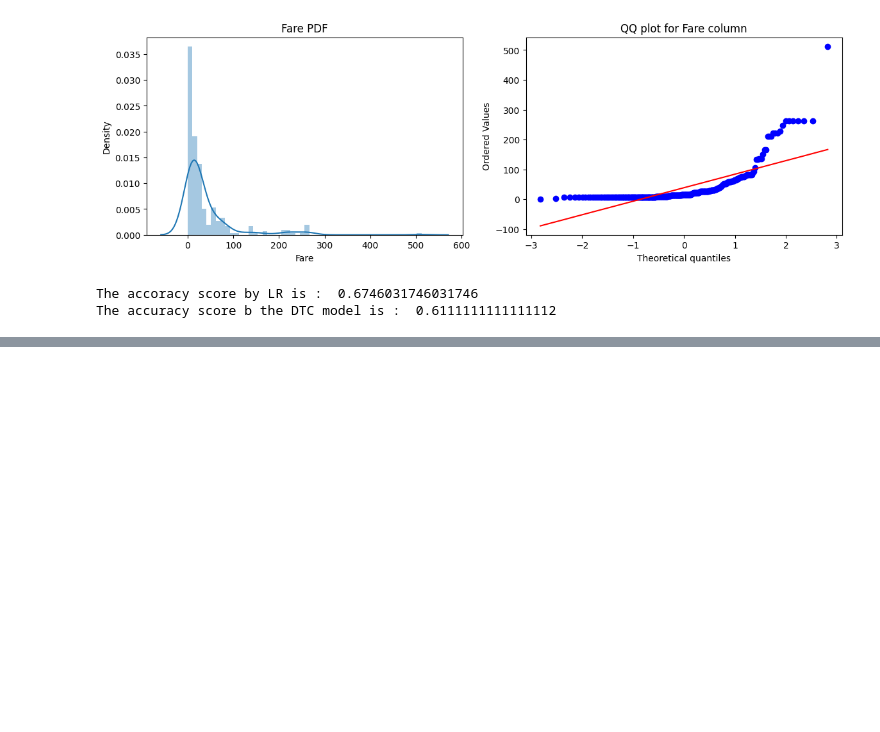
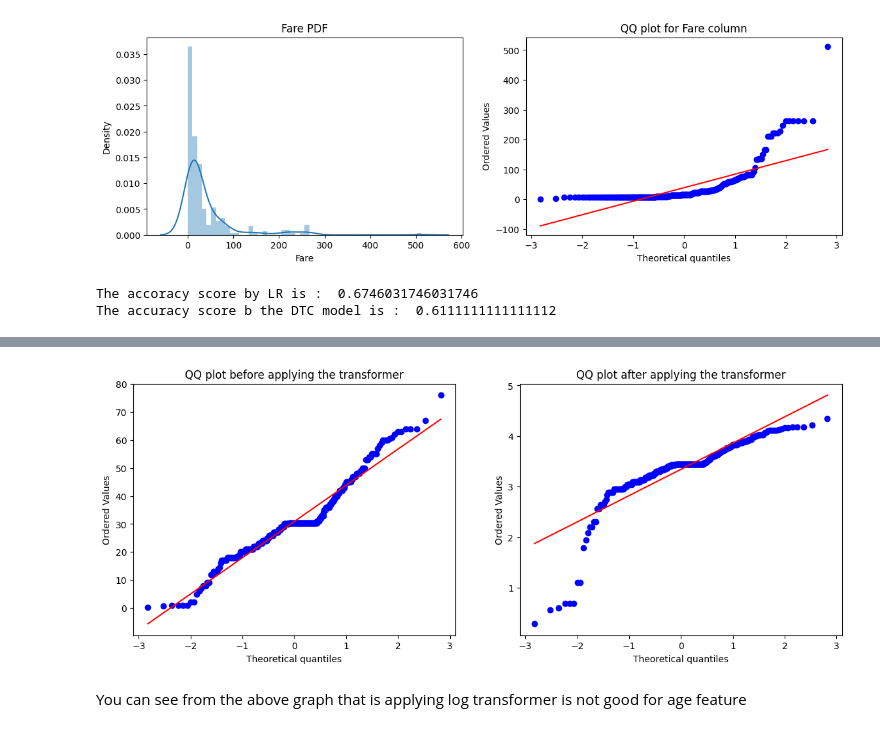
Before and after one commit to DeepakAK47/ML-Learning-Journey, a Jupyter notebook: day30.ipynb, the cells around one changed output, grey strips where cells are left out. Saved outputs shown, nothing was run; the diff lists cells and outputs as text; code cells hidden in the pictures; blank space fills up the shorter version.

```diff
--- a/day30.ipynb
+++ b/day30.ipynb
@@ -190,0 +278,16 @@ The accuracy score b the DTC model is :  0.6111111111111112
+# %%
+# Drawing the QQ plot for age column
+plt.figure(figsize=(14,5))
+plt.subplot(1,2,1)
+stats.probplot(x_train['Age'],dist='norm',plot=plt)
+plt.title('QQ plot before applying the transformer')
+
+# second plot
+plt.subplot(1,2,2)
+stats.probplot(x_train_transform['Age'],dist='norm',plot=plt)
+plt.title('QQ plot after applying the transformer')
+plt.show()
+# %% [output]
+[figure, added]
+# %% [markdown]
+You can see from the above graph that is applying log transformer is not good for age feature
```
Also changed, not shown: parts of 16 cells of this notebook.
